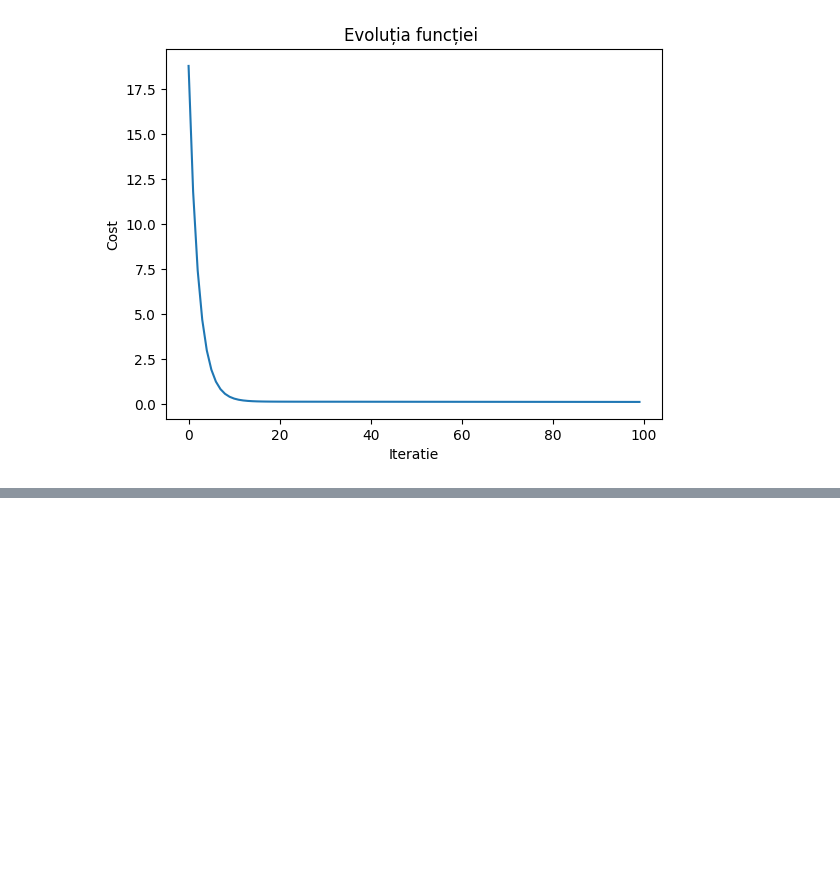
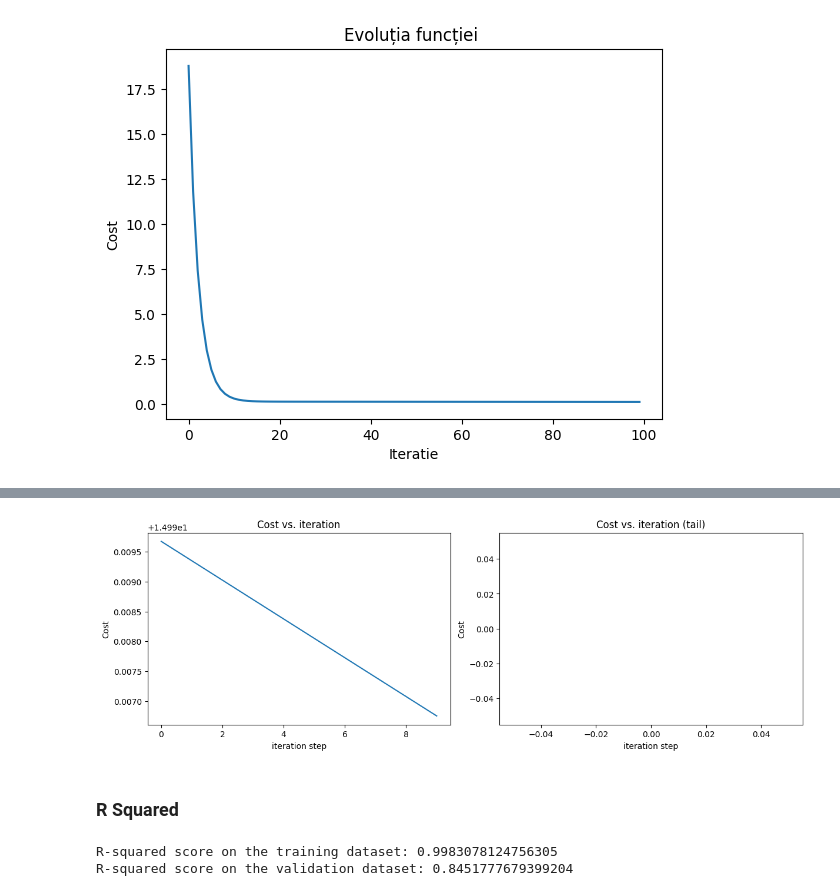
Before and after one commit to popnatalia/lab_SI, a Jupyter notebook: medical_insurance.ipynb, the cells around one changed output, grey strips where cells are left out. Cells and saved outputs as stored; diff of their text form; code cells hidden in the pictures; blank space fills up the shorter version.

```diff
--- a/medical_insurance.ipynb
+++ b/medical_insurance.ipynb
@@ -170,0 +225,8 @@ w_init shape: (4,), b_init type: <class 'float'>
+# %%
+# Define initial weights and bias
+w_init = np.zeros(X_train.shape[1])
+b_init = 0.0
+
+# Compute and display cost using our pre-chosen optimal parameters.
+cost = compute_cost(X_train, y_train, w_init, b_init)
+print(f'Cost at optimal w : {cost}')
@@ -170,0 +279,19 @@ w_init shape: (4,), b_init type: <class 'float'>
+# %%
+import copy
+
+import math
+
+# initialize parameters
+initial_w = np.zeros(len(X_train[0]))
+initial_b = 0.
+# some gradient descent settings
+iterations = 10
+alpha = 5.0e-7
+# run gradient descent
+w_final, b_final, J_hist = gradient_descent(X_train, y_train, initial_w, initial_b,
+                                                    compute_cost, compute_gradient,
+                                                    alpha, iterations)
+print(f"b,w found by gradient descent: {b_final:0.2f},{w_final} ")
+m,_ = X_train.shape
+for i in range(m):
+    print(f"prediction: {np.dot(X_train[i], w_final) + b_final:0.2f}, target value: {y_train[i]}")
@@ -170,0 +314,49 @@ w_init shape: (4,), b_init type: <class 'float'>
+# %%
+# plot cost versus iteration
+fig, (ax1, ax2) = plt.subplots(1, 2, constrained_layout=True, figsize=(12, 4))
+ax1.plot(J_hist)
+ax2.plot(100 + np.arange(len(J_hist[100:])), J_hist[100:])
+ax1.set_title("Cost vs. iteration");  ax2.set_title("Cost vs. iteration (tail)")
+ax1.set_ylabel('Cost')             ;  ax2.set_ylabel('Cost')
+ax1.set_xlabel('iteration step')   ;  ax2.set_xlabel('iteration step')
+plt.show()
+# %% [output]
+[figure, added]
+# %% [markdown]
+### R Squared
+# %%
+from sklearn import ensemble
+from sklearn.model_selection import train_test_split
+from sklearn.metrics import r2_score
+import pandas as pd
+
+data_set = pd.read_csv('insurance.csv')
+
+# data preprocessing
+data_set_encoded = pd.get_dummies(data_set, drop_first=True)
+
+# data split
+X = data_set_encoded.drop('charges', axis=1)
+y = data_set_encoded['charges']
+
+X_train, X_val, y_train, y_val = train_test_split(X, y, test_size=0.2, random_state=42)
+
+# Define and train the ExtraTreesRegressor
+fraction = 0.0001
+reg = ensemble.ExtraTreesRegressor(
+    n_estimators=20,
+    min_samples_split=fraction * 2,
+    min_samples_leaf=fraction
+)
+_ = reg.fit(X_train, y_train)
+
+# r-squared data sets on training
+r2_train = reg.score(X_train, y_train)
+print(f"R-squared score on the training dataset: {r2_train}")
+
+# on validation
+r2_val = reg.score(X_val, y_val)
+print(f"R-squared score on the validation dataset: {r2_val}")
+# %% [output]
+R-squared score on the training dataset: 0.9983078124756305
+R-squared score on the validation dataset: 0.8451777679399204
```
Also changed, not shown: parts of 12 cells of this notebook.
